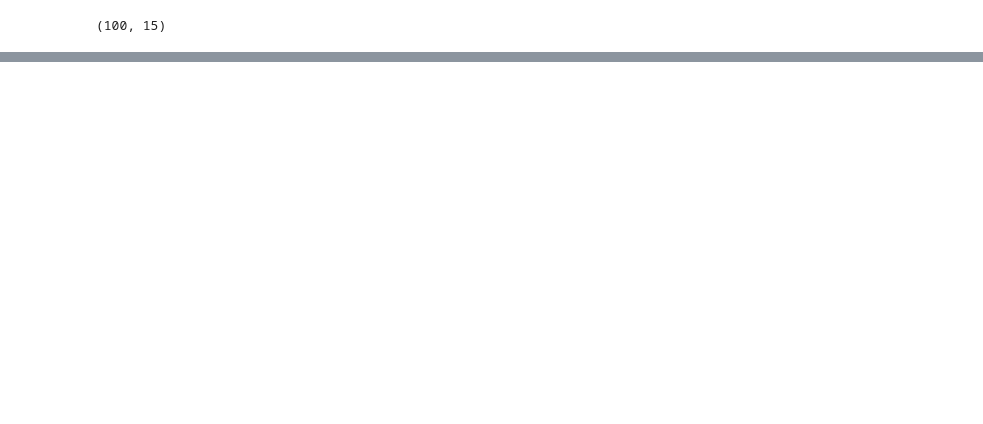
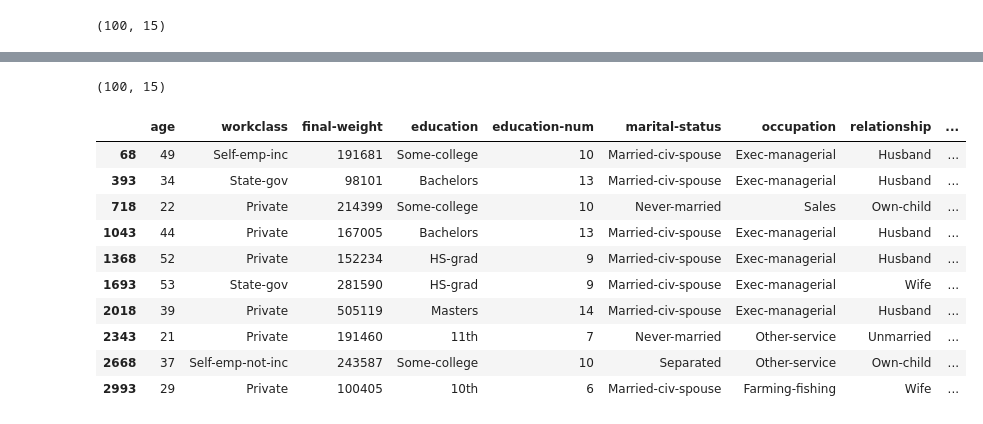
Before and after one commit to Joao-Inacio/Statistics_for-Data_Science, a Jupyter notebook: populacao_e_amostra/Amostragem.ipynb, the cells around one changed output, grey strips where cells are left out. Cells and saved outputs as stored; diff of their text form; code cells hidden in the pictures; blank space fills up the shorter version.

Commit message:
Amostragem sistemática

```diff
--- a/populacao_e_amostra/Amostragem.ipynb
+++ b/populacao_e_amostra/Amostragem.ipynb
@@ -70,0 +100,30 @@ df_amostra_aleatoria_simple.head()
+# %%
+# Criando a função de amostragem sistemática
+def amostragem_sistematica(dataset, amostras):
+    intervalo = len(dataset) // amostras
+    random.seed(1)
+    inicio = random.randint(0, intervalo)
+    indices = np.arange(inicio, len(dataset) ,step=intervalo)
+    amostragem_sistematica = dataset.iloc[indices]
+    return amostragem_sistematica
+# %%
+# testeando a function
+df_amostra_sistematica = amostragem_sistematica(ds, 100)
+df_amostra_sistematica.shape
+# %% [output]
+(100, 15)
+# %%
+# Visualizando a amostras
+df_amostra_sistematica.head(10)
+# %% [output]
+|  | age | workclass | final-weight | education | education-num | marital-status | occupation | relationship | ... |
+| 68 | 49 | Self-emp-inc | 191681 | Some-college | 10 | Married-civ-spouse | Exec-managerial | Husband | ... |
+| 393 | 34 | State-gov | 98101 | Bachelors | 13 | Married-civ-spouse | Exec-managerial | Husband | ... |
+| 718 | 22 | Private | 214399 | Some-college | 10 | Never-married | Sales | Own-child | ... |
+| 1043 | 44 | Private | 167005 | Bachelors | 13 | Married-civ-spouse | Exec-managerial | Husband | ... |
+| 1368 | 52 | Private | 152234 | HS-grad | 9 | Married-civ-spouse | Exec-managerial | Husband | ... |
+| 1693 | 53 | State-gov | 281590 | HS-grad | 9 | Married-civ-spouse | Exec-managerial | Wife | ... |
+| 2018 | 39 | Private | 505119 | Masters | 14 | Married-civ-spouse | Exec-managerial | Husband | ... |
+| 2343 | 21 | Private | 191460 | 11th | 7 | Never-married | Other-service | Unmarried | ... |
+| 2668 | 37 | Self-emp-not-inc | 243587 | Some-college | 10 | Separated | Other-service | Own-child | ... |
+| 2993 | 29 | Private | 100405 | 10th | 6 | Married-civ-spouse | Farming-fishing | Wife | ... |
```
Also changed, not shown: parts of 6 cells of this notebook.
